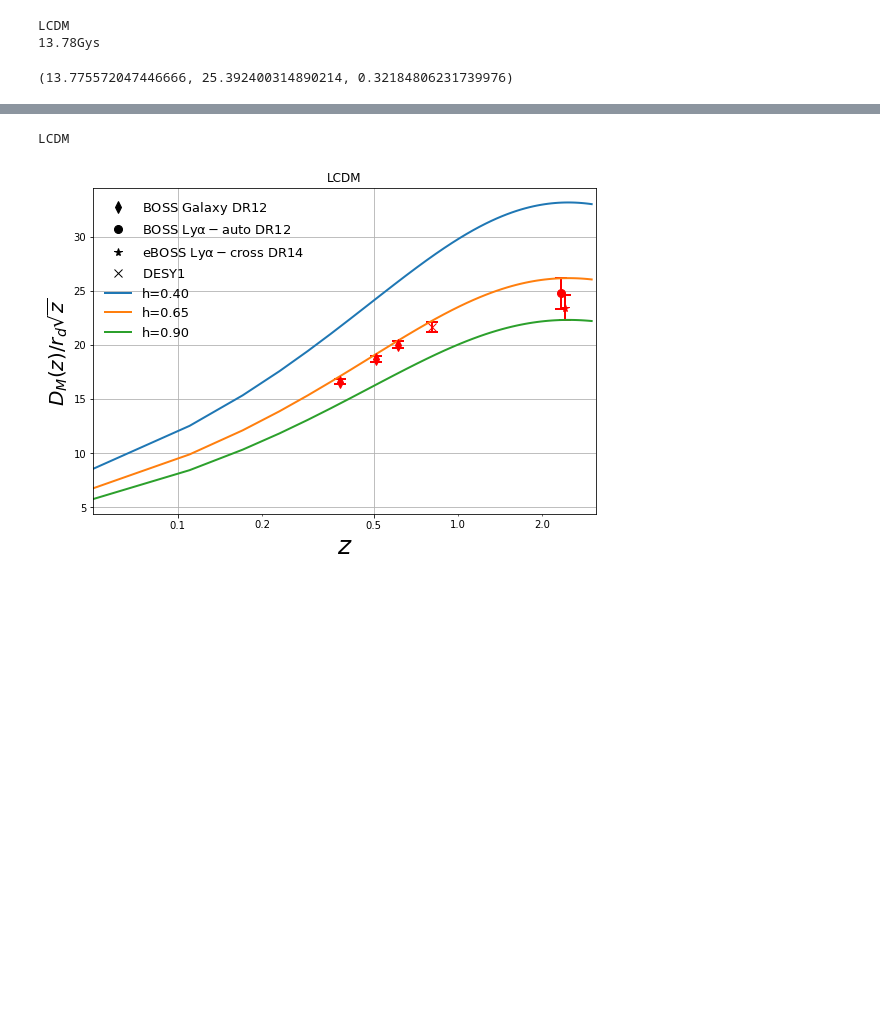
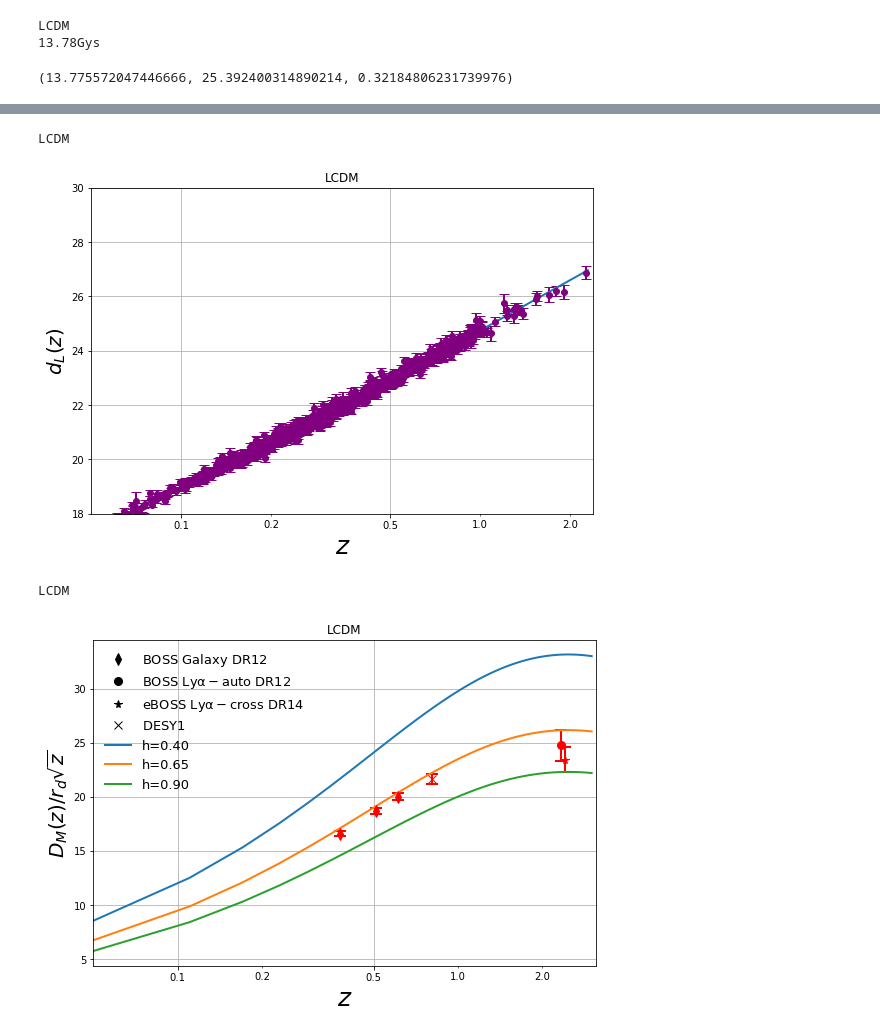
Before and after one commit to igomezv/simplemc_tests, a Jupyter notebook: CosmoCalc.ipynb, the cells around one changed output, grey strips where cells are left out. Cells and saved outputs as stored; diff of their text form; code cells hidden in the pictures; blank space fills up the shorter version.

```diff
--- a/CosmoCalc.ipynb
+++ b/CosmoCalc.ipynb
@@ -22,3 +22,8 @@ C.Age(), C.DaOverrd(z=2), C.fs8(z=2)
 LCDM
 13.78Gys
 (13.775572047446666, 25.392400314890214, 0.32184806231739976)
+# %%
+C = CosmoCalc('LCDM', 'SNIa', plot_data=True, zmax=2.3)
+plot = C.run_plot(lw='2')
+plot.savefig('cosmocalc_sn.png', dpi=300)
+# %% [output]
@@ -25,3 +31,5 @@ LCDM
+LCDM
+[figure, added]
 # %%
 C = CosmoCalc('LCDM', 'DaOverrd', 'h', 0.4, 0.9, plot_data=True)
 plot = C.run_plot(lw='2')
```
Also changed, not shown: parts of 2 cells of this notebook.
